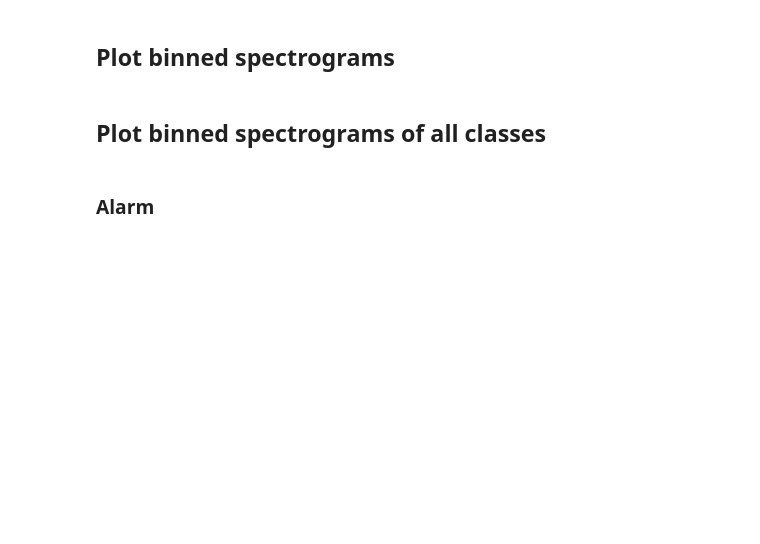
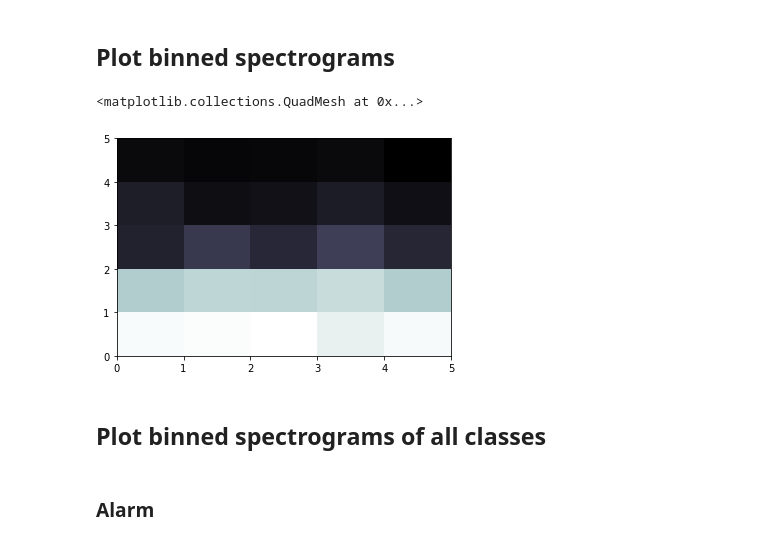
Before and after one commit to ray830305/CS522_assignment-2-, a Jupyter notebook: CS522_assignment2_group1.ipynb, the cells around one changed output. Saved outputs shown, nothing was run; the diff lists cells and outputs as text; code cells hidden in the pictures; blank space fills up the shorter version.

```diff
--- a/CS522_assignment2_group1.ipynb
+++ b/CS522_assignment2_group1.ipynb
@@ -270,11 +306,14 @@ plt.pcolormesh(np.log10(data_spectrograms[5][2][2]),cmap=cmap)
 # %%
 import numpy as np
 import matplotlib.pyplot as plt
 
 %matplotlib inline
 cmap=plt.cm.bone
 cmap.set_under(color='k', alpha=None)
-plt.pcolormesh(np.log10(data_spectrograms_binned[2][7][2]),cmap=cmap)
+plt.pcolormesh(np.log10(data_spectrograms_binned[3][9][2]),cmap=cmap)
+# %% [output]
+<matplotlib.collections.QuadMesh at 0x...>
+[figure, added]
 # %% [markdown]
 ## Plot binned spectrograms of all classes
 # %%
```
Also changed, not shown: parts of 17 cells of this notebook.
